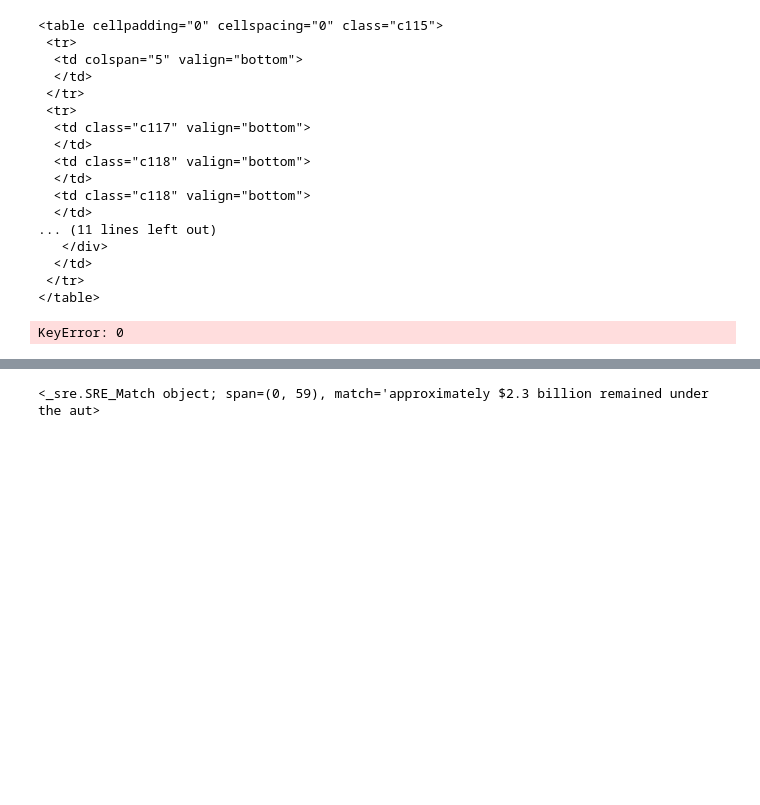
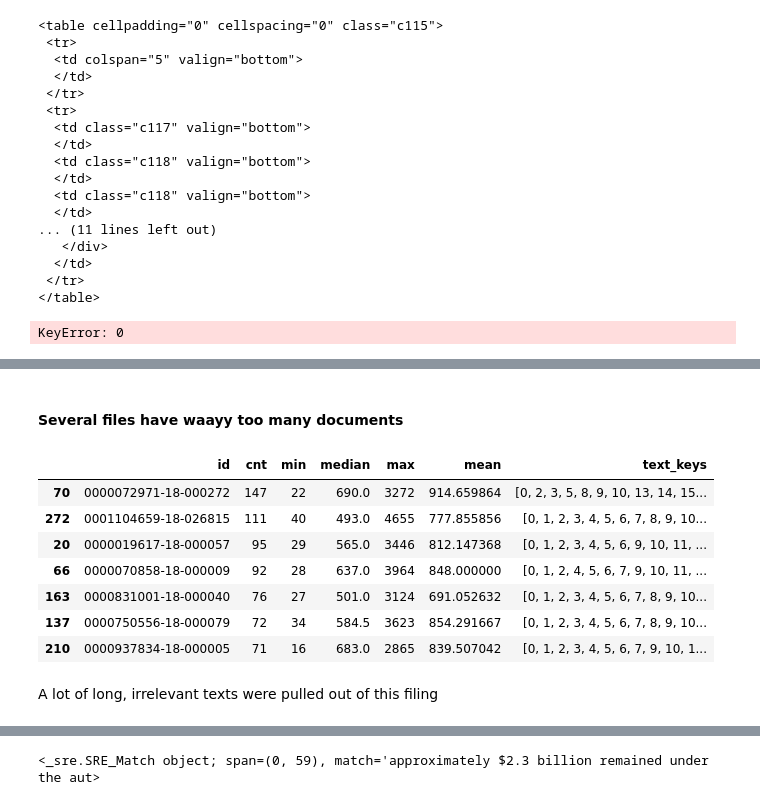
Before and after one commit to suhasinipallai/New_constructs, a Jupyter notebook: jj-eda.ipynb, the cells around one changed output, grey strips where cells are left out. Drawn from its saved outputs; the diff is of its cells as text; code cells hidden in the pictures; blank space fills up the shorter version.

```diff
--- a/jj-eda.ipynb
+++ b/jj-eda.ipynb
@@ -327,4 +346,14 @@ KeyError: 0
 # %%
-#para_dict = {}
-for acc_id, file in zip(train_accession_ids[10:300], train_path_list[10:300]):
-    para_dict[acc_id] = print_repurch_hits(file)
+# Create para_dict if it does not exist
+try:
+    para_dict
+except:
+    para_dict = {}
+for acc_id, file in zip(train_accession_ids[0:300], train_path_list[0:300]):
+    para_dict[acc_id] = get_repurch_hits(file)
+# %%
+for k in para_dict.keys():
+    length_dict = {}
+    for k2, t in para_dict[k]['text'].items():
+        length_dict[k2] = len(t)
+    para_dict[k]['length'] = length_dict
@@ -331,3 +362,15 @@ for acc_id, file in zip(train_accession_ids[10:300], train_path_list[10:300]):
+# %%
+for k in para_dict.keys():
+    smry_dict = {}
+    lengths = list(para_dict[k]['length'].values())
+    smry_dict['id'] = k
+    smry_dict['cnt'] = len(lengths)
+    smry_dict['min'] = np.min(lengths)
+    smry_dict['median'] = np.median(lengths)
+    smry_dict['max'] = np.max(lengths)
+    smry_dict['mean'] = np.mean(lengths)
+    smry_dict['text_keys'] = list(para_dict[k]['text'].keys())
+    para_dict[k]['len_smry'] = smry_dict
 # %%
 with open('para_dict.pickle', 'wb') as f:
     # Pickle the 'data' dictionary using the highest protocol available.
@@ -430,0 +389,3 @@ if any(reg_list.match(para) for reg in reg_list):
+# %%
+len_cols = ['id','cnt',  'min', 'median', 'max', 'mean', 'text_keys']
+len_df = pd.DataFrame([para_dict[x]['len_smry'] for x in para_dict.keys()], columns=len_cols)
@@ -430,0 +406,15 @@ if any(reg_list.match(para) for reg in reg_list):
+# %% [markdown]
+#### Several files have waayy too many documents
+# %%
+len_df.sort_values('cnt', ascending=False).head(7)
+# %% [output]
+|  | id | cnt | min | median | max | mean | text_keys |
+| 70 | 0000072971-18-000272 | 147 | 22 | 690.0 | 3272 | 914.659864 | [0, 2, 3, 5, 8, 9, 10, 13, 14, 15... |
+| 272 | 0001104659-18-026815 | 111 | 40 | 493.0 | 4655 | 777.855856 | [0, 1, 2, 3, 4, 5, 6, 7, 8, 9, 10... |
+| 20 | 0000019617-18-000057 | 95 | 29 | 565.0 | 3446 | 812.147368 | [0, 1, 2, 3, 4, 5, 6, 9, 10, 11, ... |
+| 66 | 0000070858-18-000009 | 92 | 28 | 637.0 | 3964 | 848.000000 | [0, 1, 2, 4, 5, 6, 7, 9, 10, 11, ... |
+| 163 | 0000831001-18-000040 | 76 | 27 | 501.0 | 3124 | 691.052632 | [0, 1, 2, 3, 4, 5, 6, 7, 8, 9, 10... |
+| 137 | 0000750556-18-000079 | 72 | 34 | 584.5 | 3623 | 854.291667 | [0, 1, 2, 3, 4, 5, 6, 7, 8, 9, 10... |
+| 210 | 0000937834-18-000005 | 71 | 16 | 683.0 | 2865 | 839.507042 | [0, 1, 2, 3, 4, 5, 6, 7, 9, 10, 1... |
+# %% [markdown]
+A lot of long, irrelevant texts were pulled out of this filing
```
Also changed, not shown: parts of 145 cells of this notebook.
